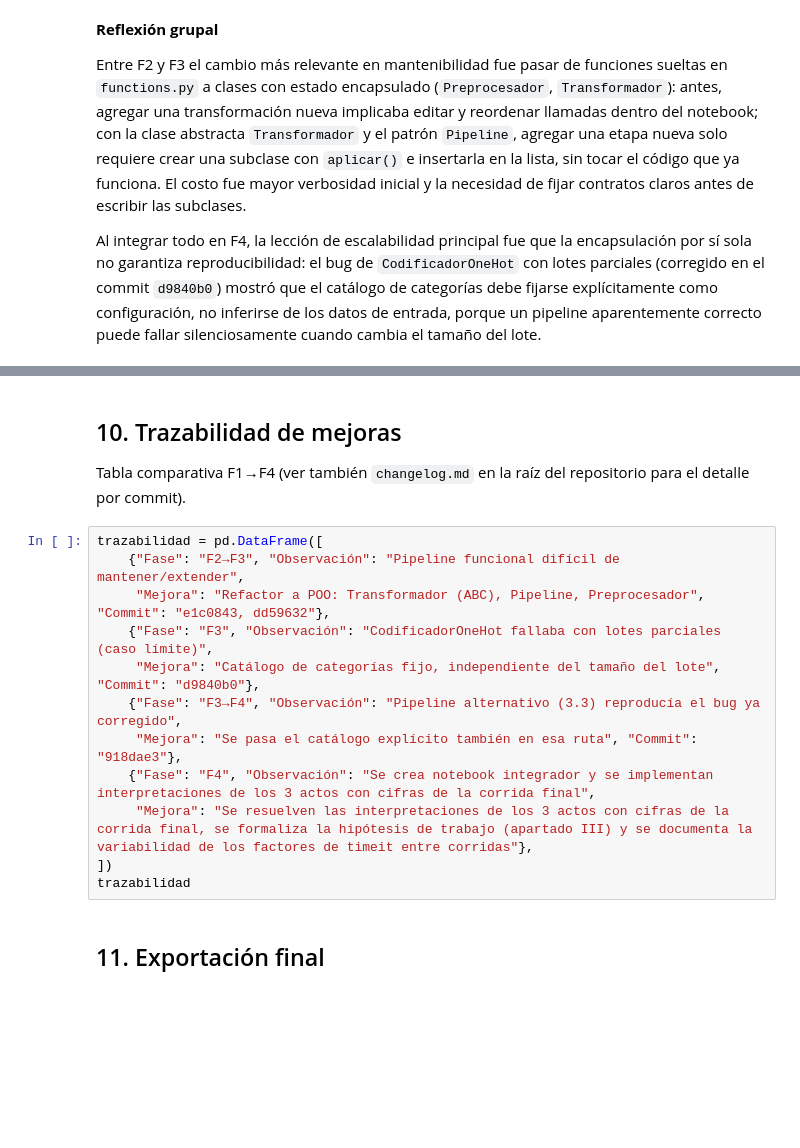
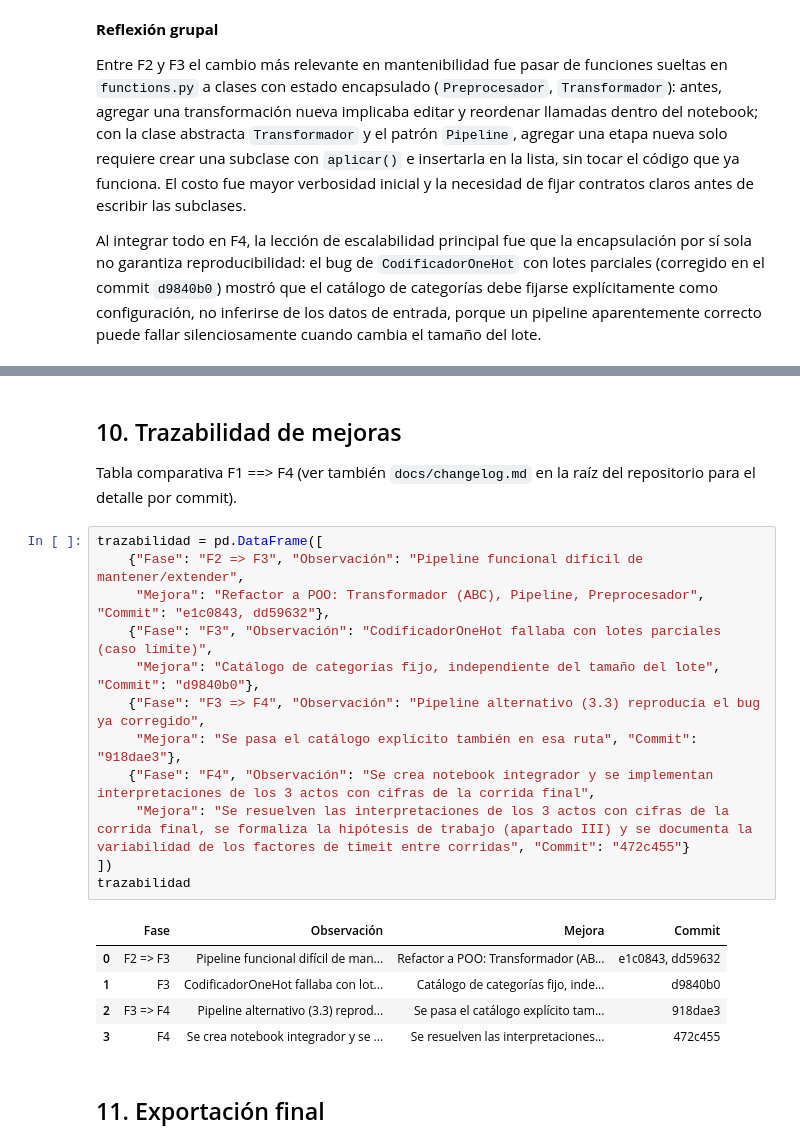
Before and after one commit to dark452/mcdi500_s1_grupo1, a Jupyter notebook: notebooks/F4_Integrador.ipynb, the cells around one changed output, grey strips where cells are left out. Drawn from its saved outputs; the diff is of its cells as text; blank space fills up the shorter version.

Commit message:
feat(F4_int): Notebook procesado(archivos procesados) y fix de celdas markdown

```diff
--- a/notebooks/F4_Integrador.ipynb
+++ b/notebooks/F4_Integrador.ipynb
@@ -200,19 +271,25 @@ Al integrar todo en F4, la lección de escalabilidad principal fue que la encaps
 # %% [markdown]
 ## 10. Trazabilidad de mejoras
 
-Tabla comparativa F1→F4 (ver también `changelog.md` en la raíz del repositorio para el detalle por commit).
+Tabla comparativa F1 ==> F4 (ver también `docs/changelog.md` en la raíz del repositorio para el detalle por commit).
 # %%
 trazabilidad = pd.DataFrame([
-    {"Fase": "F2→F3", "Observación": "Pipeline funcional difícil de mantener/extender",
+    {"Fase": "F2 => F3", "Observación": "Pipeline funcional difícil de mantener/extender",
      "Mejora": "Refactor a POO: Transformador (ABC), Pipeline, Preprocesador", "Commit": "e1c0843, dd59632"},
     {"Fase": "F3", "Observación": "CodificadorOneHot fallaba con lotes parciales (caso límite)",
      "Mejora": "Catálogo de categorías fijo, independiente del tamaño del lote", "Commit": "d9840b0"},
-    {"Fase": "F3→F4", "Observación": "Pipeline alternativo (3.3) reproducía el bug ya corregido",
+    {"Fase": "F3 => F4", "Observación": "Pipeline alternativo (3.3) reproducía el bug ya corregido",
      "Mejora": "Se pasa el catálogo explícito también en esa ruta", "Commit": "918dae3"},
     {"Fase": "F4", "Observación": "Se crea notebook integrador y se implementan interpretaciones de los 3 actos con cifras de la corrida final",
-     "Mejora": "Se resuelven las interpretaciones de los 3 actos con cifras de la corrida final, se formaliza la hipótesis de trabajo (apartado III) y se documenta la variabilidad de los factores de timeit entre corridas"},
+     "Mejora": "Se resuelven las interpretaciones de los 3 actos con cifras de la corrida final, se formaliza la hipótesis de trabajo (apartado III) y se documenta la variabilidad de los factores de timeit entre corridas", "Commit": "472c455"}
 ])
 trazabilidad
+# %% [output]
+|  | Fase | Observación | Mejora | Commit |
+| 0 | F2 => F3 | Pipeline funcional difícil de man... | Refactor a POO: Transformador (AB... | e1c0843, dd59632 |
+| 1 | F3 | CodificadorOneHot fallaba con lot... | Catálogo de categorías fijo, inde... | d9840b0 |
+| 2 | F3 => F4 | Pipeline alternativo (3.3) reprod... | Se pasa el catálogo explícito tam... | 918dae3 |
+| 3 | F4 | Se crea notebook integrador y se ... | Se resuelven las interpretaciones... | 472c455 |
 # %% [markdown]
 ## 11. Exportación final
 # %%
```
Also changed, not shown: parts of 23 cells of this notebook, 4 other files.
